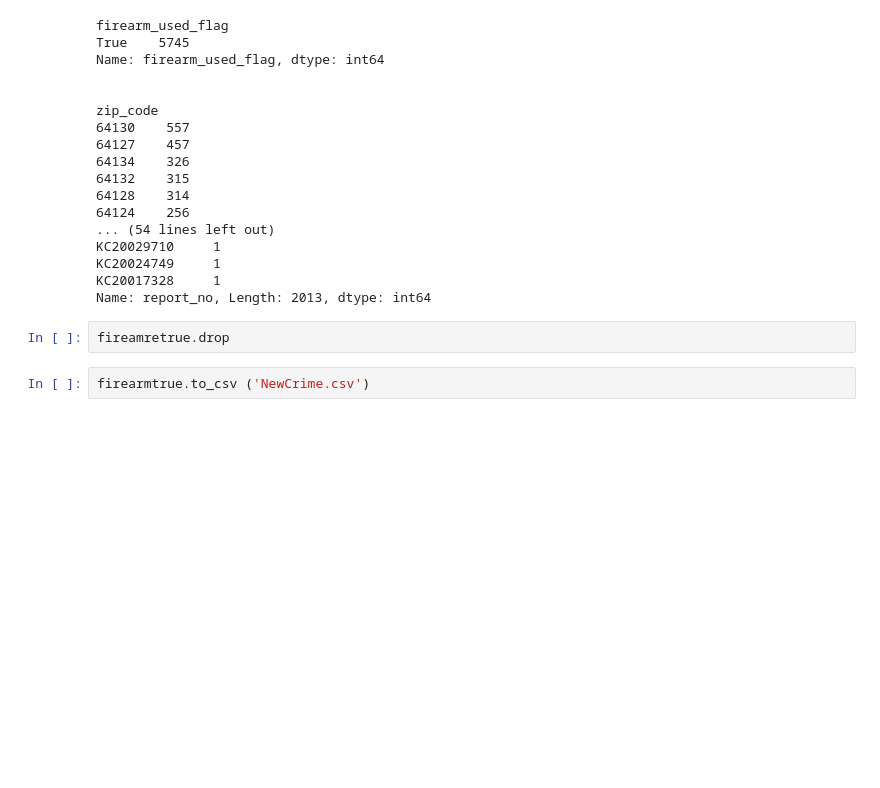
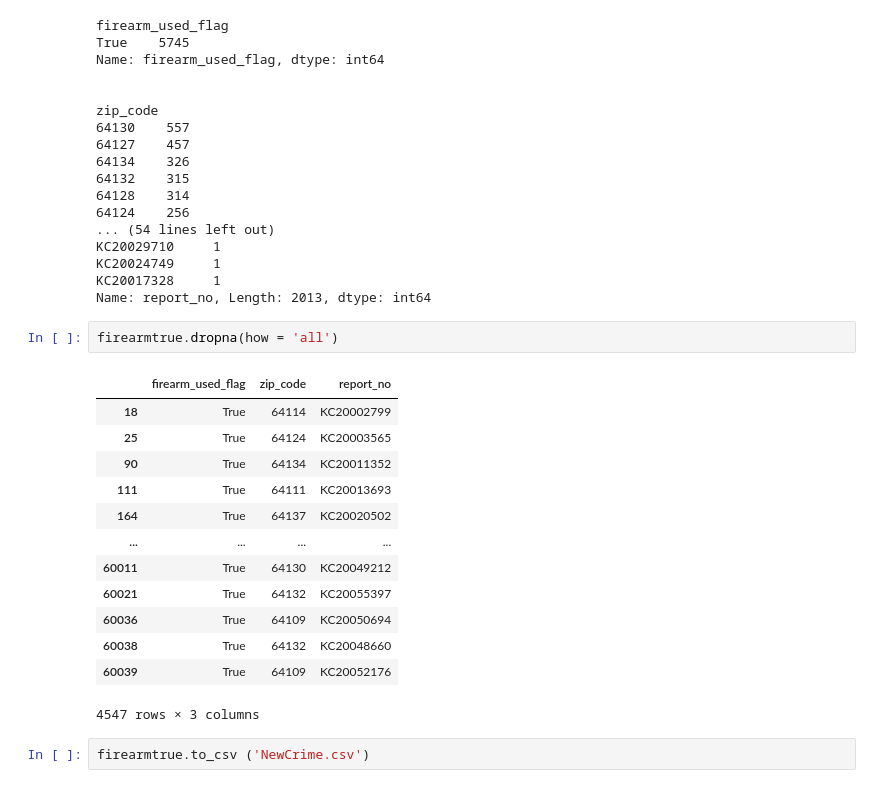
Before and after one commit to CecilyGriffin/CrimeVSCOVID-KC, a Jupyter notebook: Crime_API_Cleaning .ipynb, the cells around one changed output. Cells and saved outputs as stored; diff of their text form; blank space fills up the shorter version.

```diff
--- a/Crime_API_Cleaning .ipynb
+++ b/Crime_API_Cleaning .ipynb
@@ -136,7 +136,21 @@ KC20029710     1
 KC20024749     1
 KC20017328     1
 Name: report_no, Length: 2013, dtype: int64
-# %%
-fireamretrue.drop
+# %%
+firearmtrue.dropna(how = 'all')
+# %% [output]
+|  | firearm_used_flag | zip_code | report_no |
+| 18 | True | 64114 | KC20002799 |
+| 25 | True | 64124 | KC20003565 |
+| 90 | True | 64134 | KC20011352 |
+| 111 | True | 64111 | KC20013693 |
+| 164 | True | 64137 | KC20020502 |
+| ... | ... | ... | ... |
+| 60011 | True | 64130 | KC20049212 |
+| 60021 | True | 64132 | KC20055397 |
+| 60036 | True | 64109 | KC20050694 |
+| 60038 | True | 64132 | KC20048660 |
+| 60039 | True | 64109 | KC20052176 |
+4547 rows × 3 columns
 # %%
 firearmtrue.to_csv ('NewCrime.csv')
```
Also changed, not shown: 1 other file.
